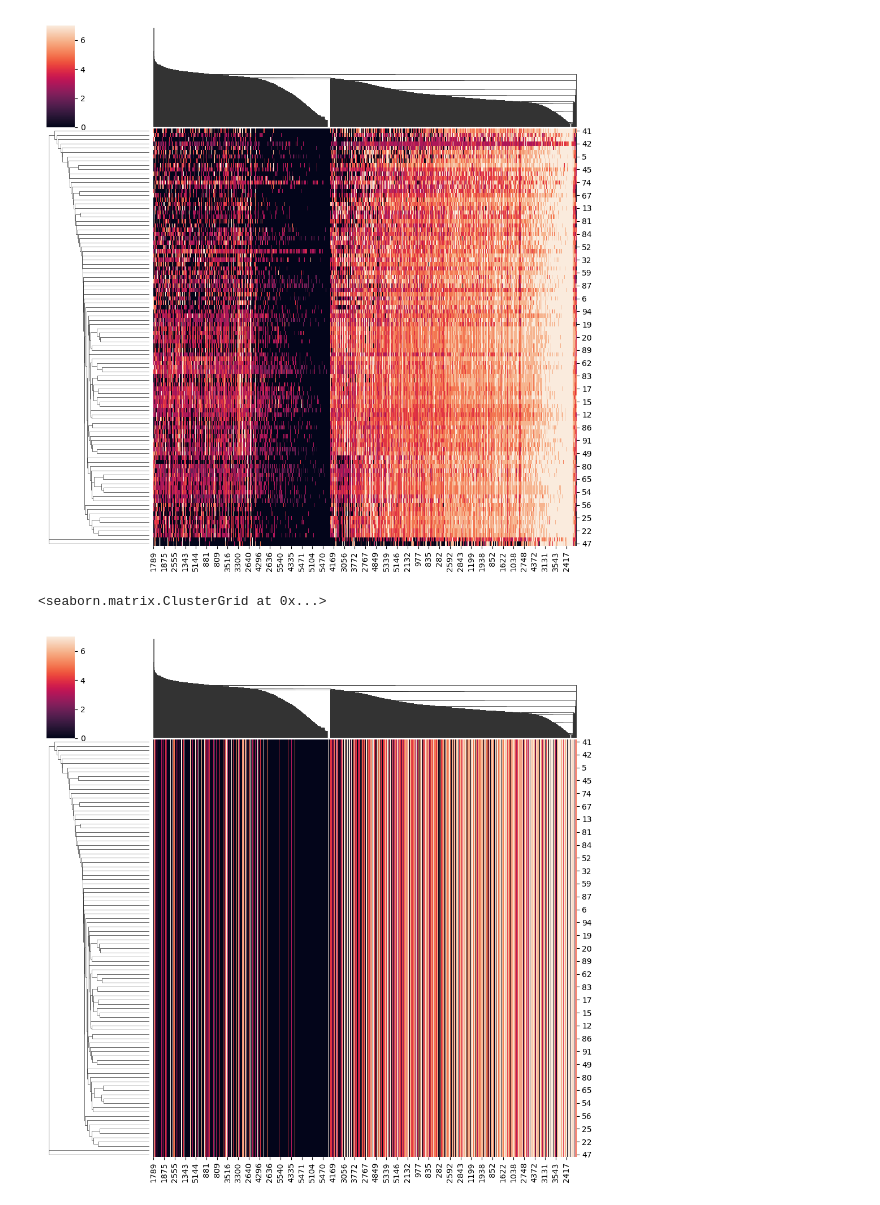
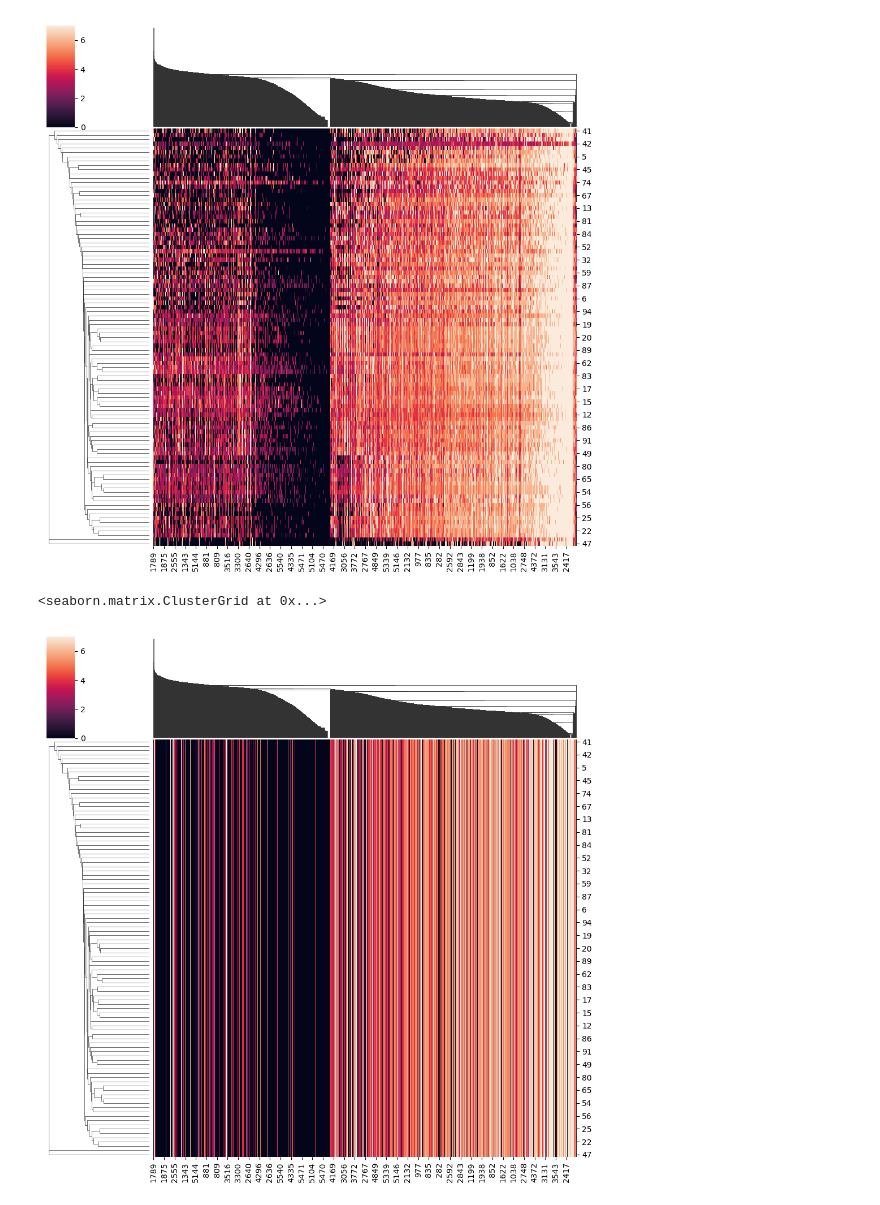
Before and after one commit to sofroniewn/rosa, a Jupyter notebook: notebooks/predict_transformer.ipynb, the cells around one changed output. Saved outputs shown, nothing was run; the diff lists cells and outputs as text; code cells hidden in the pictures.

```diff
--- a/notebooks/predict_transformer.ipynb
+++ b/notebooks/predict_transformer.ipynb
@@ -5,7 +5,8 @@ from glob import  glob
 from rosa import  predict
 
 
-BASE_DIR = "/home/ec2-user/outputs/2023-03-11/21-33-46" # /home/ec2-user/ or /Users/nsofroniew/Documents/data/rosa/
+BASE_DIR = "/home/ec2-user/outputs/2023-03-12/03-37-50" # /home/ec2-user/ or /Users/nsofroniew/Documents/data/rosa/
+# BASE_DIR = "/home/ec2-user/outputs/2023-03-11/22-50-56" # /home/ec2-user/ or /Users/nsofroniew/Documents/data/rosa/
 # BASE_DIR = "/home/ec2-user/outputs/2023-03-10/16-43-07" # /home/ec2-user/ or /Users/nsofroniew/Documents/data/rosa/
 config_dir = BASE_DIR + "/.hydra"
 
@@ -16,11 +17,10 @@ with hydra.initialize_config_dir(config_dir=config_dir):
     chkpts = BASE_DIR + "/checkpoints/last.ckpt"
     chkpt = glob(chkpts)[0]
 
+    # config.device = 'cpu'
+    # config.num_devices = 32
     adata, rdm, rlm = predict(config, chkpt)
-
+    nbins=config.data_module.data.expression_transform.n_bins
 # display(adata)
-predicted = adata.layers['predicted']
-measured = adata.layers['measured']
-confidence = adata.layers['confidence']
 print(chkpt)
 # %% [output]
@@ -70,5 +55,8 @@ plt.imshow(cm);
 from rosa.utils import score_predictions, plot_expression_and_correlation, plot_marker_gene_heatmap
 
 
-adata_test, results = score_predictions(adata)
+adata_test, results = score_predictions(adata, nbins=nbins)
+predicted = adata_test.layers['predicted']
+measured = adata_test.layers['measured']
+confidence = adata_test.layers['confidence']
 # %% [output]
@@ -110,18 +98,15 @@ import sys
 
 sys.setrecursionlimit(100000)
 # %%
-D = adata_test.layers['measured']
-
-row_linkage = linkage(D) # D being the measurement
-col_linkage = linkage(D.T) # D being the measurement
-sns.clustermap(D, row_linkage=row_linkage, col_linkage=col_linkage)
+row_linkage = linkage(measured) # D being the measurement
+col_linkage = linkage(measured.T) # D being the measurement
+sns.clustermap(measured, row_linkage=row_linkage, col_linkage=col_linkage)
 # %% [output]
 <seaborn.matrix.ClusterGrid at 0x...>
 [figure]
 # %%
-D = adata_test.layers['predicted']
-sns.clustermap(D, row_linkage=row_linkage, col_linkage=col_linkage)
+sns.clustermap(predicted, row_linkage=row_linkage, col_linkage=col_linkage)
 # %% [output]
 <seaborn.matrix.ClusterGrid at 0x...>
-[figure, old version]
+[figure, new version]
 # %%
```
Also changed, not shown: parts of 11 cells of this notebook, 4 other files.
